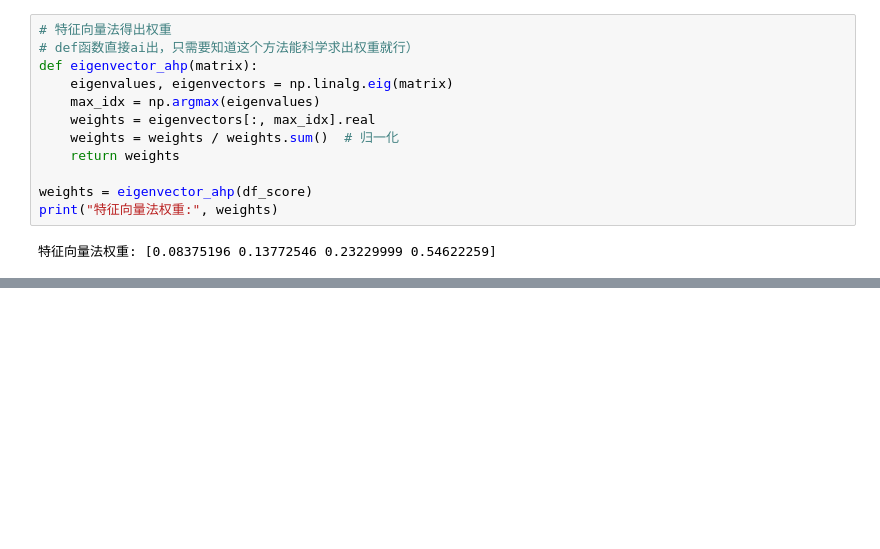
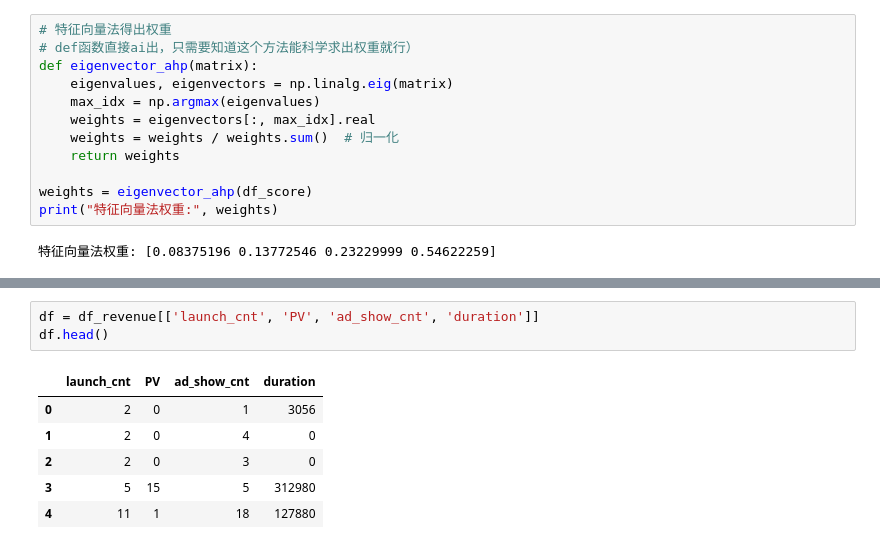
Before and after one commit to amber775/key-behavior-scoring-analysis, a Jupyter notebook: 1_analysis.ipynb, the cells around one changed output, grey strips where cells are left out. Drawn from its saved outputs; the diff is of its cells as text; blank space fills up the shorter version.

```diff
--- a/1_analysis.ipynb
+++ b/1_analysis.ipynb
@@ -125,0 +166,10 @@ print("特征向量法权重:", weights)
+# %%
+df = df_revenue[['launch_cnt', 'PV', 'ad_show_cnt', 'duration']]
+df.head()
+# %% [output]
+|  | launch_cnt | PV | ad_show_cnt | duration |
+| 0 | 2 | 0 | 1 | 3056 |
+| 1 | 2 | 0 | 4 | 0 |
+| 2 | 2 | 0 | 3 | 0 |
+| 3 | 5 | 15 | 5 | 312980 |
+| 4 | 11 | 1 | 18 | 127880 |
```
Also changed, not shown: parts of 19 cells of this notebook.
